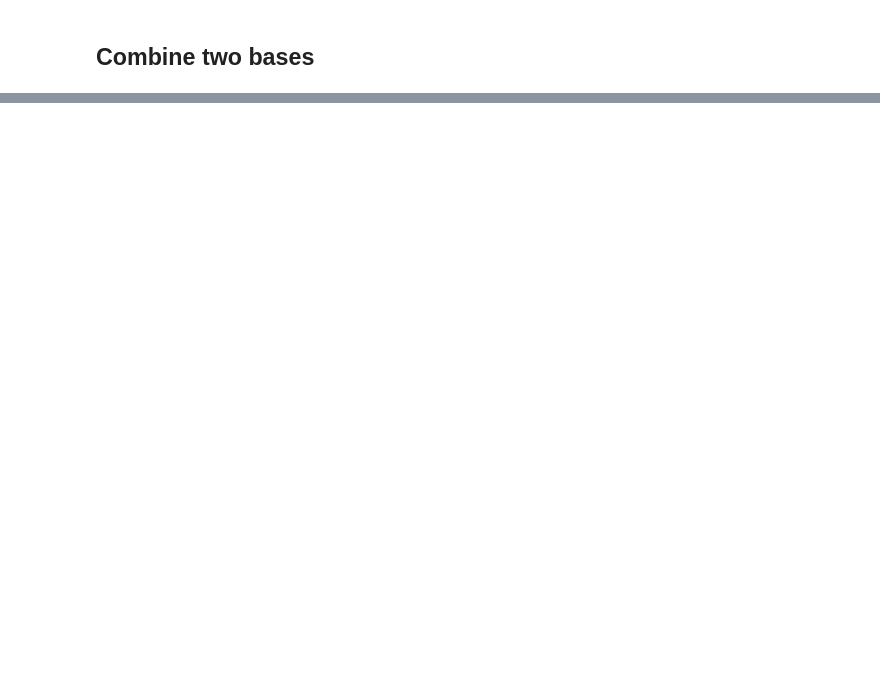
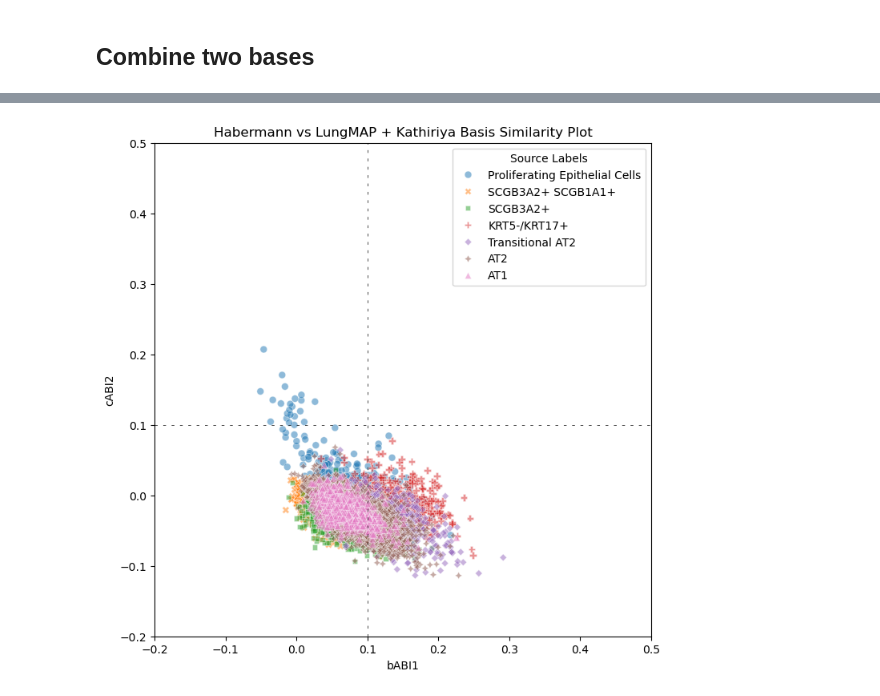
Before and after one commit to EitanVilker/Transdifferentiating-AT2, a Jupyter notebook: scTOP Vignette 2- Constructing Reference Bases.ipynb, the cells around one changed output, grey strips where cells are left out. Cells and saved outputs as stored; diff of their text form; code cells hidden in the pictures; blank space fills up the shorter version.

```diff
--- a/scTOP Vignette 2- Constructing Reference Bases.ipynb
+++ b/scTOP Vignette 2- Constructing Reference Bases.ipynb
@@ -51,7 +127,7 @@ plt.show()
 ## Combine two bases
 # %%
 # LungMAP will be our primary dataset, and so we'll want to select specific labels from Kathiriya to add to it
-humanBasisObj = TopObject.TopObject("LungMAP", manualInit=False)
-humanBasisObj.combineBases(kathiriyaObj.basis, [axis1, axis2], combinedBasisName="LungMAP_Kathiriya")
-# Now plot exactly as before
-habermannObj.projectOntoBasis(humanBasisObj.combinedBases["LungMAP_Kathiriya"], "LungMAP_Kathiriya") # Construct projections
+humanBasis = SimilarityHelper.loadHumanBasis()
+kathiriyaObj.combineBases(humanBasis, firstKeep=[axis1, axis2], combinedBasisName="LungMAP_Kathiriya")
+# Project source onto the combined basis
+habermannObj.projectOntoBasis(kathiriyaObj.combinedBases["LungMAP_Kathiriya"], "LungMAP_Kathiriya") # Construct projections
@@ -58,15 +153,14 @@ habermannObj.projectOntoBasis(humanBasisObj.combinedBases["LungMAP_Kathiriya"],
 # %%
 # Now plot against the same axes, but with the hopefully more informed background information provided by LungMAP (axes can be in any combination from the bases)
-axis1 = "bABI2"
-axis2 = "cABI1"
-includeCriteria = habermannObj.annotations.isin(habermannObj.toKeep)
 fig, ax = plt.subplots(1, 1, figsize=(8,8))
 SimilarityHelper.plot_two(habermannObj.projections["LungMAP_Kathiriya"], # Only change is to the identity of the projection
          axis1, axis2,
          ax=ax, annotations=habermannObj.annotations, includeCriteria=includeCriteria,
-         similarityBounds = (-0.3, 0.6)
+         similarityBounds = (-0.2, 0.5)
+
 )
-
-plt.title("Habermann vs LungMAP + Kathiriya Basis Similarity Plot (-0.3 to 0.6 axes)")
+plt.title("Habermann vs LungMAP + Kathiriya Basis Similarity Plot")
 # plt.savefig('/Your/Path/Here.png')
 plt.show()
+# %% [output]
+[figure, added]
```
Also changed, not shown: parts of 7 cells of this notebook, 3 other files.
